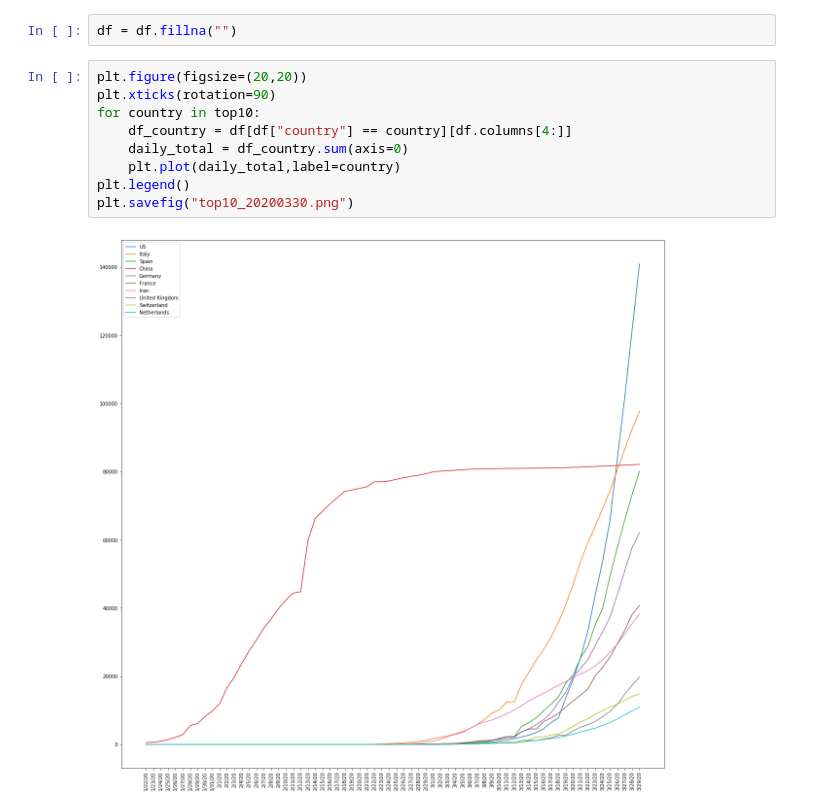
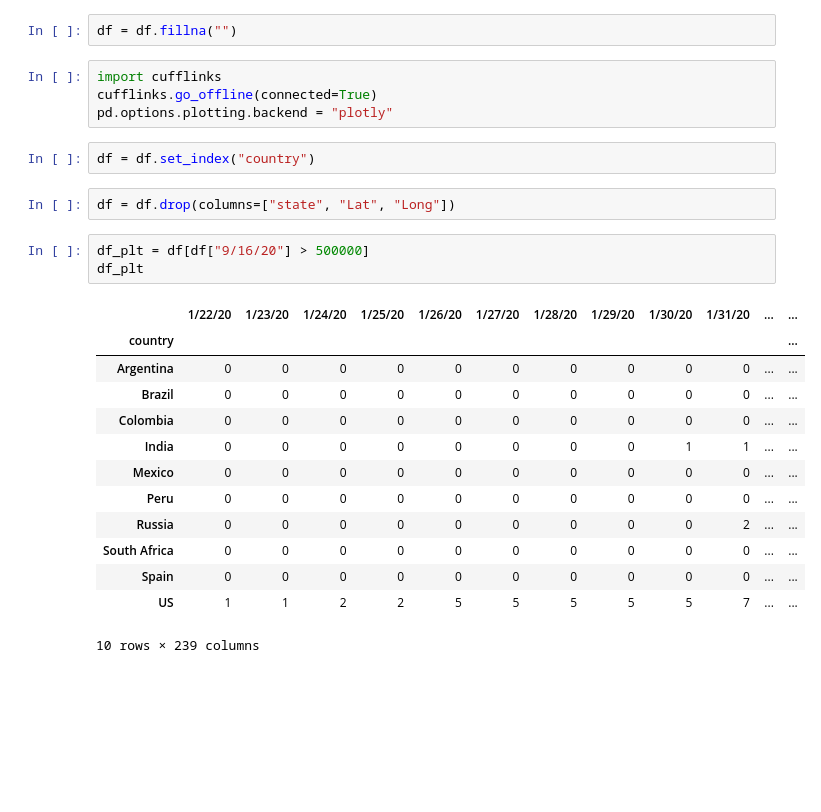
Before and after one commit to kvtoraman/covid-19, a Jupyter notebook: coronavirus_time_series.ipynb, the cells around one changed output. Saved outputs shown, nothing was run; the diff lists cells and outputs as text; blank space fills up the shorter version.

Commit message:
upd to plotly

```diff
--- a/coronavirus_time_series.ipynb
+++ b/coronavirus_time_series.ipynb
@@ -41,14 +41,28 @@ top10
 Name: country, dtype: object
 # %%
 df = df.fillna("")
-# %%
-plt.figure(figsize=(20,20))
-plt.xticks(rotation=90)
-for country in top10:
-    df_country = df[df["country"] == country][df.columns[4:]]
-    daily_total = df_country.sum(axis=0)
-    plt.plot(daily_total,label=country)
-plt.legend()
-plt.savefig("top10_20200330.png")
-# %% [output]
-[figure, removed]
+# %%
+import cufflinks
+cufflinks.go_offline(connected=True)
+pd.options.plotting.backend = "plotly"
+# %%
+df = df.set_index("country")
+# %%
+df = df.drop(columns=["state", "Lat", "Long"])
+# %%
+df_plt = df[df["9/16/20"] > 500000]
+df_plt
+# %% [output]
+|  | 1/22/20 | 1/23/20 | 1/24/20 | 1/25/20 | 1/26/20 | 1/27/20 | 1/28/20 | 1/29/20 | 1/30/20 | 1/31/20 | ... | ... |
+| country |  |  |  |  |  |  |  |  |  |  |  | ... |
+| Argentina | 0 | 0 | 0 | 0 | 0 | 0 | 0 | 0 | 0 | 0 | ... | ... |
+| Brazil | 0 | 0 | 0 | 0 | 0 | 0 | 0 | 0 | 0 | 0 | ... | ... |
+| Colombia | 0 | 0 | 0 | 0 | 0 | 0 | 0 | 0 | 0 | 0 | ... | ... |
+| India | 0 | 0 | 0 | 0 | 0 | 0 | 0 | 0 | 1 | 1 | ... | ... |
+| Mexico | 0 | 0 | 0 | 0 | 0 | 0 | 0 | 0 | 0 | 0 | ... | ... |
+| Peru | 0 | 0 | 0 | 0 | 0 | 0 | 0 | 0 | 0 | 0 | ... | ... |
+| Russia | 0 | 0 | 0 | 0 | 0 | 0 | 0 | 0 | 0 | 2 | ... | ... |
+| South Africa | 0 | 0 | 0 | 0 | 0 | 0 | 0 | 0 | 0 | 0 | ... | ... |
+| Spain | 0 | 0 | 0 | 0 | 0 | 0 | 0 | 0 | 0 | 0 | ... | ... |
+| US | 1 | 1 | 2 | 2 | 5 | 5 | 5 | 5 | 5 | 7 | ... | ... |
+10 rows × 239 columns
```
Also changed, not shown: parts of 8 cells of this notebook, 2 other files.
